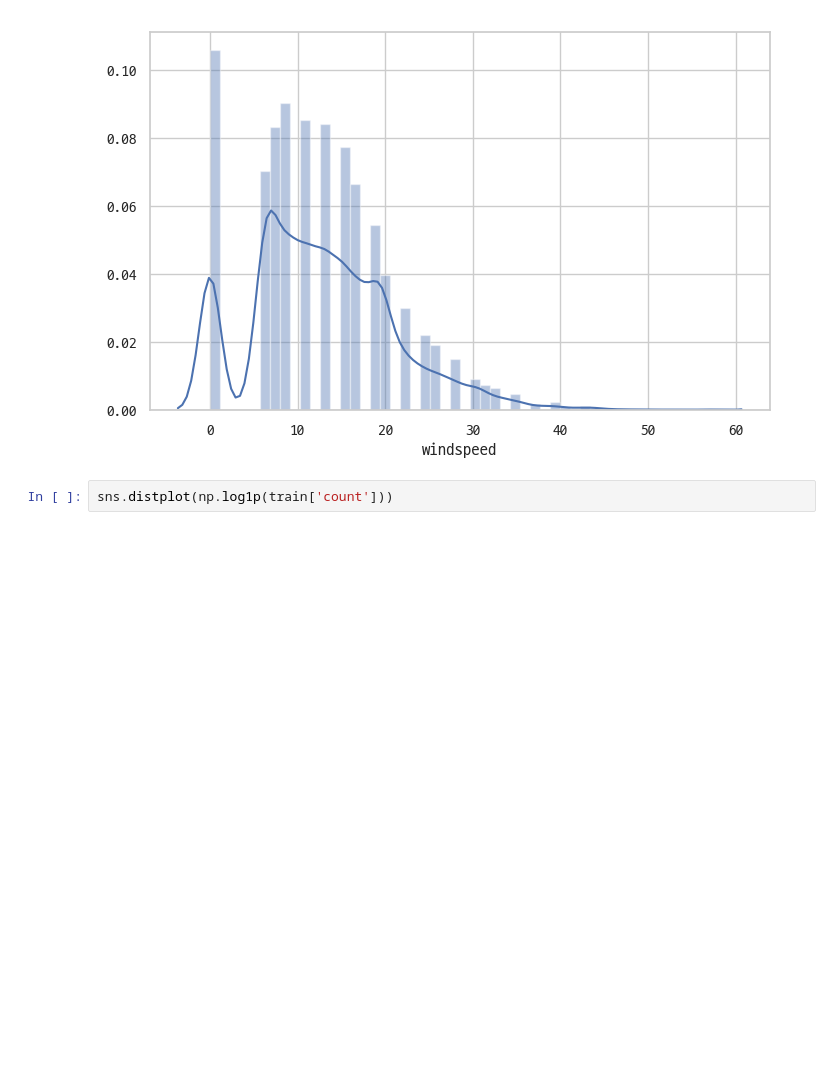
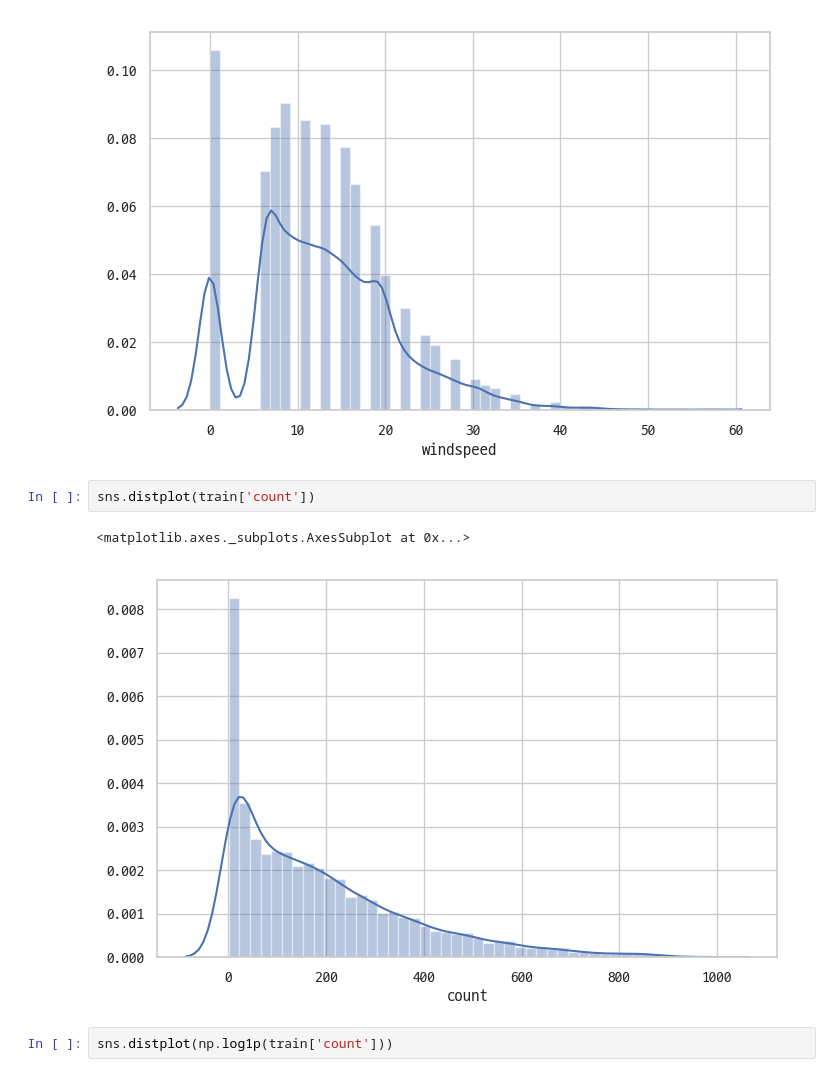
Before and after one commit to p829911/python_playground, a Jupyter notebook: regression/bike/bike_sharing_hsw_ver1.ipynb, the cells around one changed output. Cells and saved outputs as stored; diff of their text form; blank space fills up the shorter version.

```diff
--- a/regression/bike/bike_sharing_hsw_ver1.ipynb
+++ b/regression/bike/bike_sharing_hsw_ver1.ipynb
@@ -341,6 +438,11 @@ sns.distplot(train.windspeed)
 # %% [output]
 <matplotlib.axes._subplots.AxesSubplot at 0x...>
 [figure]
+# %%
+sns.distplot(train['count'])
+# %% [output]
+<matplotlib.axes._subplots.AxesSubplot at 0x...>
+[figure, added]
 # %%
 sns.distplot(np.log1p(train['count']))
 # %% [output]
```
Also changed, not shown: parts of 26 cells of this notebook, 5 other files.
